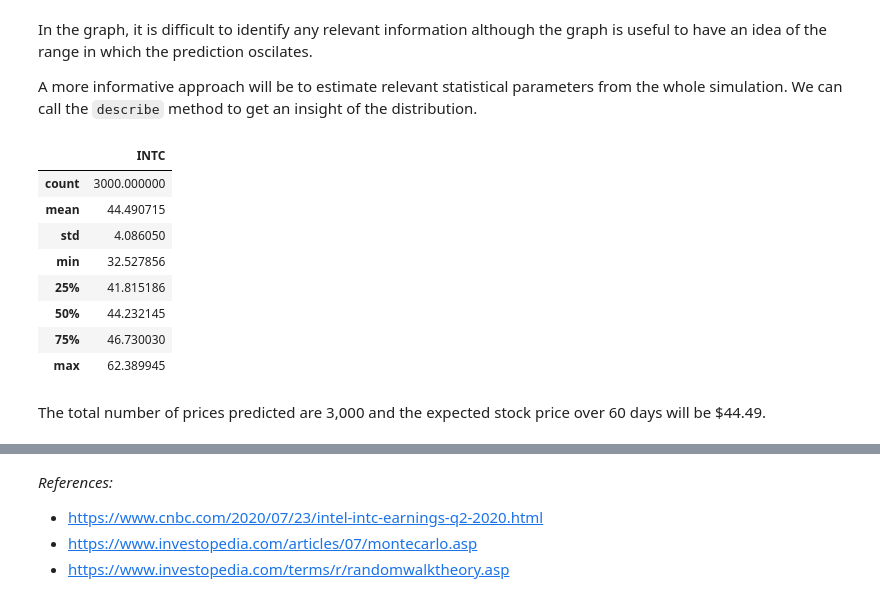
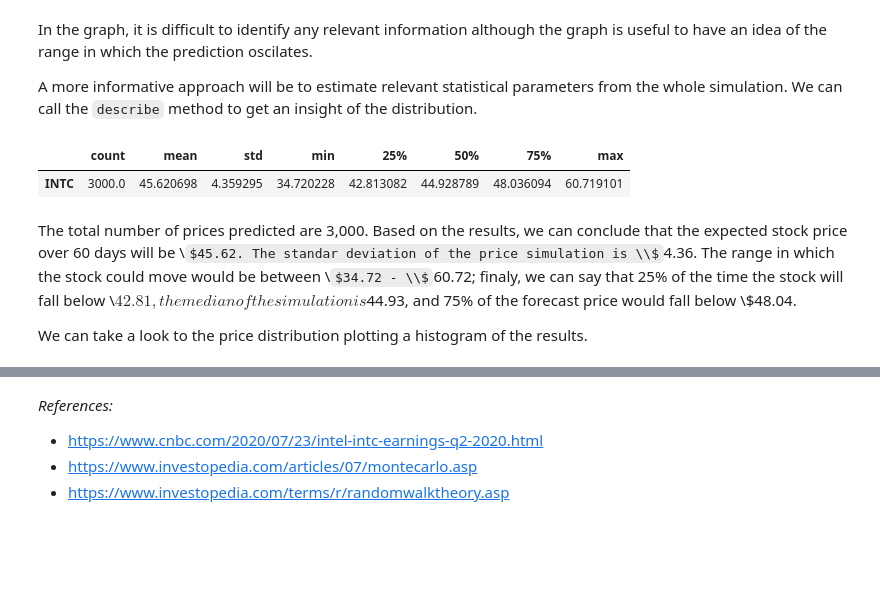
Before and after one commit to mauedu93/Stock_forecast_BM, a Jupyter notebook: Stock price forecast.ipynb, the cells around one changed output, grey strips where cells are left out. Saved outputs shown, nothing was run; the diff lists cells and outputs as text; code cells hidden in the pictures; some formulas as TeX source; blank space fills up the shorter version.

```diff
--- a/Stock price forecast.ipynb
+++ b/Stock price forecast.ipynb
@@ -247,19 +247,14 @@ A more informative approach will be to estimate relevant statistical parameters
 # %%
 df = pd.DataFrame(price_list)
 df1 = pd.concat([pd.DataFrame(df[i].values, columns=[stock]) for i in range(len(df.columns.values))],ignore_index=True)
-df1.describe.transpose()
+df1.describe().transpose()
 # %% [output]
-|  | INTC |
-| count | 3000.000000 |
-| mean | 44.490715 |
-| std | 4.086050 |
-| min | 32.527856 |
-| 25% | 41.815186 |
-| 50% | 44.232145 |
-| 75% | 46.730030 |
-| max | 62.389945 |
+|  | count | mean | std | min | 25% | 50% | 75% | max |
+| INTC | 3000.0 | 45.620698 | 4.359295 | 34.720228 | 42.813082 | 44.928789 | 48.036094 | 60.719101 |
-# %% [markdown]
-The total number of prices predicted are 3,000 and the expected stock price over 60 days will be $44.49.
+# %% [markdown]
+The total number of prices predicted are 3,000. Based on the results, we can conclude that the expected stock price over 60 days will be \\$45.62. The standar deviation of the price simulation is \\$4.36. The range in which the stock could move would be between \\$34.72 - \\$60.72; finaly, we can say that 25% of the time the stock will fall below \\$42.81, the median of the simulation is $44.93, and 75% of the forecast price would fall below \\$48.04.
+
+We can take a look to the price distribution plotting a histogram of the results.
 # %%
 df1.plot.hist(figsize=(10,8),bins=20)
 plt.xlabel('Price',labelpad = 10,fontdict = label_dict)
```
Also changed, not shown: parts of 12 cells of this notebook.
